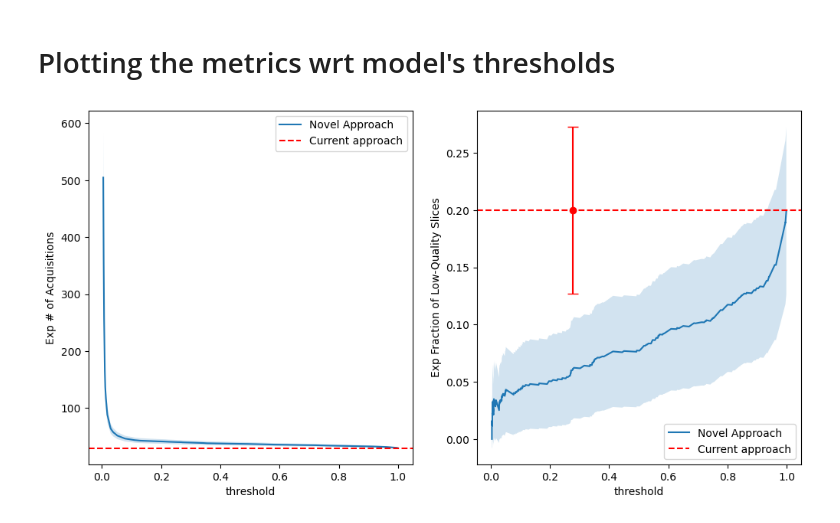
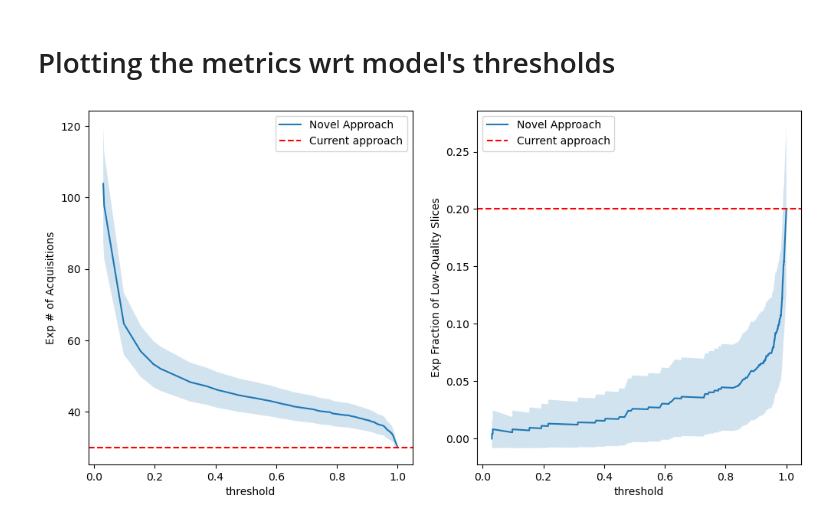
Before and after one commit to MedicalVisionGroup/FetalBrainIQA, a Jupyter notebook: thesis_figs/simulations.ipynb, the cells around one changed output. Cells and saved outputs as stored; diff of their text form; code cells hidden in the pictures.

```diff
--- a/thesis_figs/simulations.ipynb
+++ b/thesis_figs/simulations.ipynb
@@ -49,7 +49,7 @@ plt.savefig('figs/exp_frac')
 # %% [markdown]
 # Plotting the metrics wrt model's thresholds
 # %%
-roc_json_path = Path('../outputs/models/resnet34/run0/test_info/model_auc_ROC.json')
+roc_json_path = Path('../outputs/models/resnet50/run2/test_info/model_auc_ROC.json')
 # %%
 with open(roc_json_path, 'r') as f:
     roc_dict = json.load(f)
@@ -81,39 +81,39 @@ fig, ax = plt.subplots(nrows=1, ncols=2, figsize=(12, 6))
 # --- Expected count ---
 ax[0].plot(ts, expected_count, label="Novel Approach")
 ax[0].fill_between(
     ts,
     expected_count - std_count,
     expected_count + std_count,
     alpha=0.2,
 )
 ax[0].set_xlabel('threshold')
 ax[0].set_ylabel('Exp # of Acquisitions')
 ax[0].axhline(y=expected_count_old, linestyle='--', label='Current approach', color = 'red')
 ax[0].legend()
 
 # --- p_FO ---
 ax[1].plot(ts, expected_frac, label="Novel Approach")
 ax[1].fill_between(
     ts,
     expected_frac - std_frac,
     expected_frac + std_frac,
     alpha=0.2,
 )
 
 ax[1].axhline(y=expected_frac_old, linestyle='--', label='Current approach', color = 'red')
-ax[1].errorbar(
-    ts[len(ts) // 2],
-    expected_frac_old,
-    yerr=std_frac_old,
-    fmt='o',
-    color='red',
-    capsize=5,
-)
+# ax[1].errorbar(
+#     ts[len(ts) // 2],
+#     expected_frac_old,
+#     yerr=std_frac_old,
+#     fmt='o',
+#     color='red',
+#     capsize=5,
+# )
 
 ax[1].set_xlabel('threshold')
 ax[1].set_ylabel('Exp Fraction of Low-Quality Slices')
 ax[1].legend()
 
 fig.savefig('figs/thresh_metrics.png')
 # %% [output]
-[figure, old version]
+[figure, new version]
```
Also changed, not shown: 5 other files.
